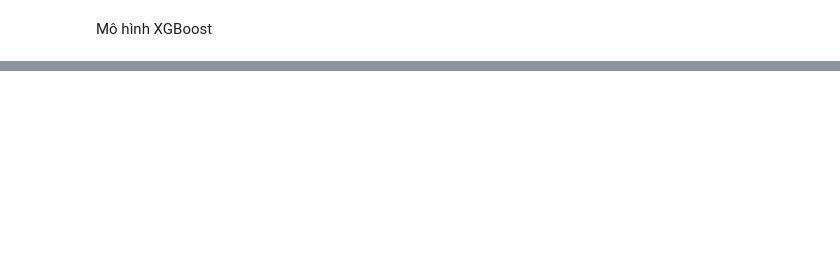
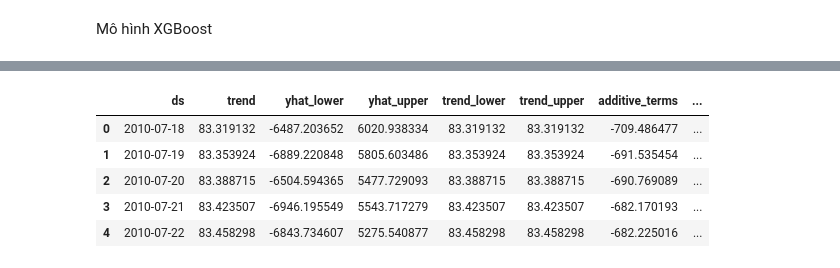
Before and after one commit to BachXZC2402/TimeSeries_Analysis, a Jupyter notebook: timeseries.ipynb, the cells around one changed output, grey strips where cells are left out. Saved outputs shown, nothing was run; the diff lists cells and outputs as text; code cells hidden in the pictures; blank space fills up the shorter version.

```diff
--- a/timeseries.ipynb
+++ b/timeseries.ipynb
@@ -225,0 +363,9 @@ plt.show()
+# %%
+forecasting.head()
+# %% [output]
+|  | ds | trend | yhat_lower | yhat_upper | trend_lower | trend_upper | additive_terms | ... |
+| 0 | 2010-07-18 | 83.319132 | -6487.203652 | 6020.938334 | 83.319132 | 83.319132 | -709.486477 | ... |
+| 1 | 2010-07-19 | 83.353924 | -6889.220848 | 5805.603486 | 83.353924 | 83.353924 | -691.535454 | ... |
+| 2 | 2010-07-20 | 83.388715 | -6504.594365 | 5477.729093 | 83.388715 | 83.388715 | -690.769089 | ... |
+| 3 | 2010-07-21 | 83.423507 | -6946.195549 | 5543.717279 | 83.423507 | 83.423507 | -682.170193 | ... |
+| 4 | 2010-07-22 | 83.458298 | -6843.734607 | 5275.540877 | 83.458298 | 83.458298 | -682.225016 | ... |
```
Also changed, not shown: parts of 15 cells of this notebook, 1 other file.
